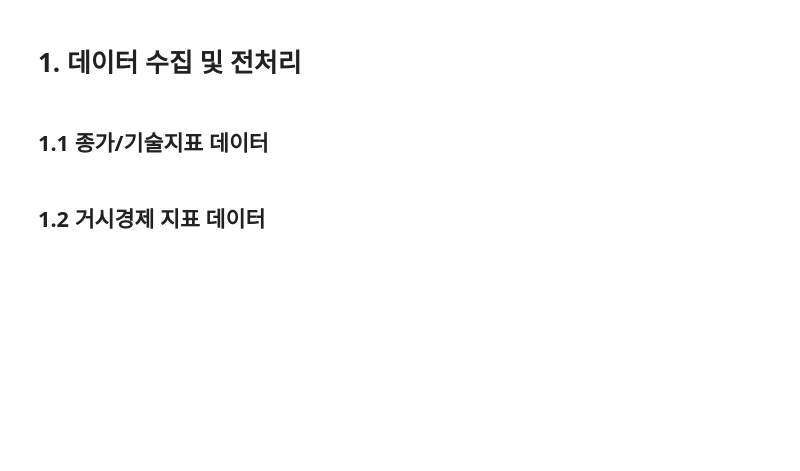
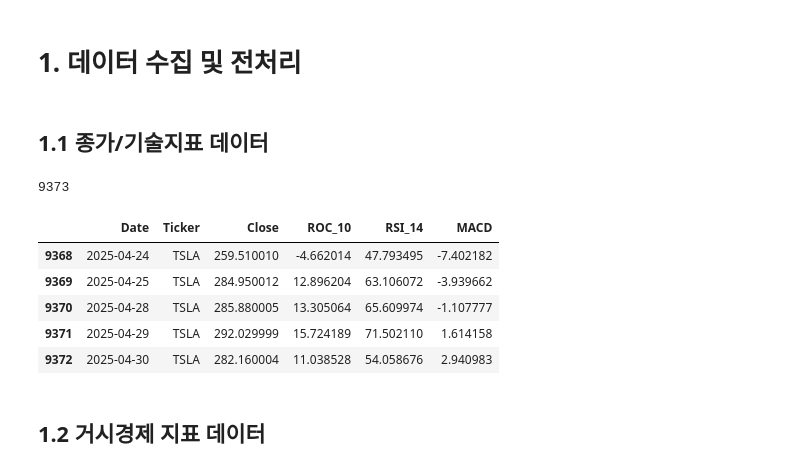
Before and after one commit to prometheus-11team/prometheus-11team, a Jupyter notebook: model_code/Transformer_binary.ipynb, the cells around one changed output. Saved outputs shown, nothing was run; the diff lists cells and outputs as text; code cells hidden in the pictures; blank space fills up the shorter version.

```diff
--- a/model_code/Transformer_binary.ipynb
+++ b/model_code/Transformer_binary.ipynb
@@ -5,16 +5,25 @@
 # %%
 from re import M
 import pandas as pd
 
 momentum_data_url = 'https://raw.githubusercontent.com/prometheus-11team/prometheus-11team/main/store%20data/M7_stock_data_with_indicators.csv'
-momentum_data = pd.read_csv(momentum_data_url)
+# momentum_data = pd.read_csv(momentum_data_url)
+momentum_data = pd.read_csv("/Users/jisu/Desktop/dev/prometheus/Stock/prometheus-11team/DATA/technical/M7_stock_data_with_indicators.csv")
 momentum_data = momentum_data[['Date', 'Ticker', 'Close', 'ROC_10', 'RSI_14', 'MACD']]
 momentum_data['Date'] = pd.to_datetime(momentum_data['Date'])
 momentum_data = momentum_data[momentum_data['Date'] >= '2020-01-01']
 momentum_data = momentum_data.reset_index(drop=True)
 print(len(momentum_data))
 display(momentum_data.tail())
 data_A = momentum_data.copy()
+# %% [output]
+9373
+|  | Date | Ticker | Close | ROC_10 | RSI_14 | MACD |
+| 9368 | 2025-04-24 | TSLA | 259.510010 | -4.662014 | 47.793495 | -7.402182 |
+| 9369 | 2025-04-25 | TSLA | 284.950012 | 12.896204 | 63.106072 | -3.939662 |
+| 9370 | 2025-04-28 | TSLA | 285.880005 | 13.305064 | 65.609974 | -1.107777 |
+| 9371 | 2025-04-29 | TSLA | 292.029999 | 15.724189 | 71.502110 | 1.614158 |
+| 9372 | 2025-04-30 | TSLA | 282.160004 | 11.038528 | 54.058676 | 2.940983 |
 # %% [markdown]
 ## 1.2 거시경제 지표 데이터
 # %%
```
Also changed, not shown: parts of 11 cells of this notebook.
